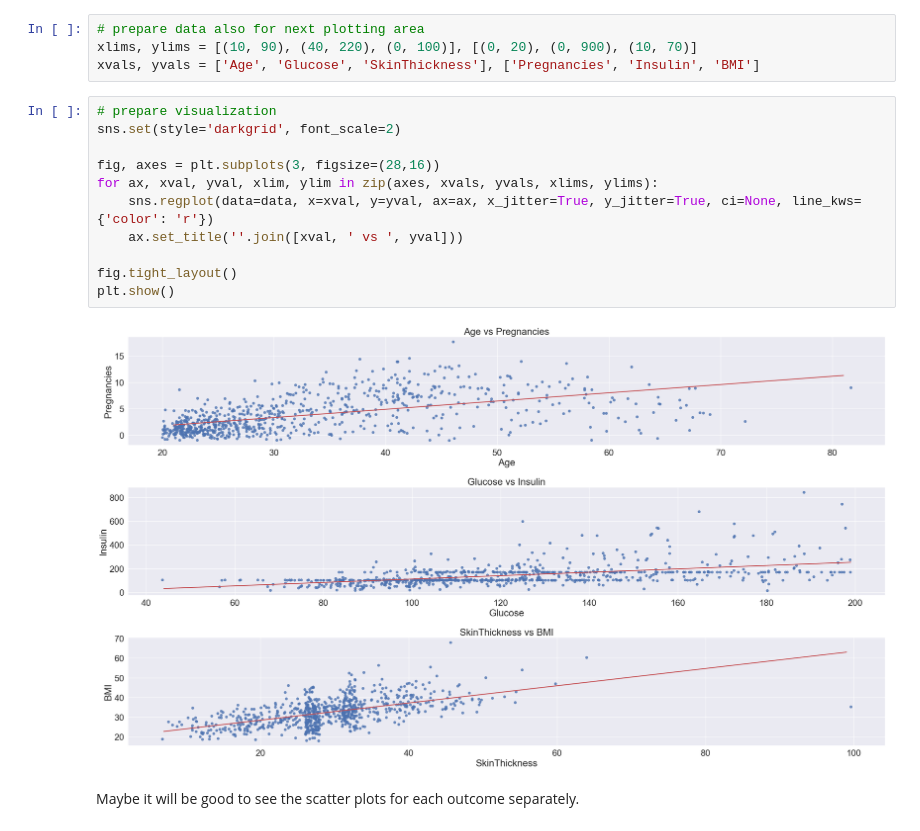
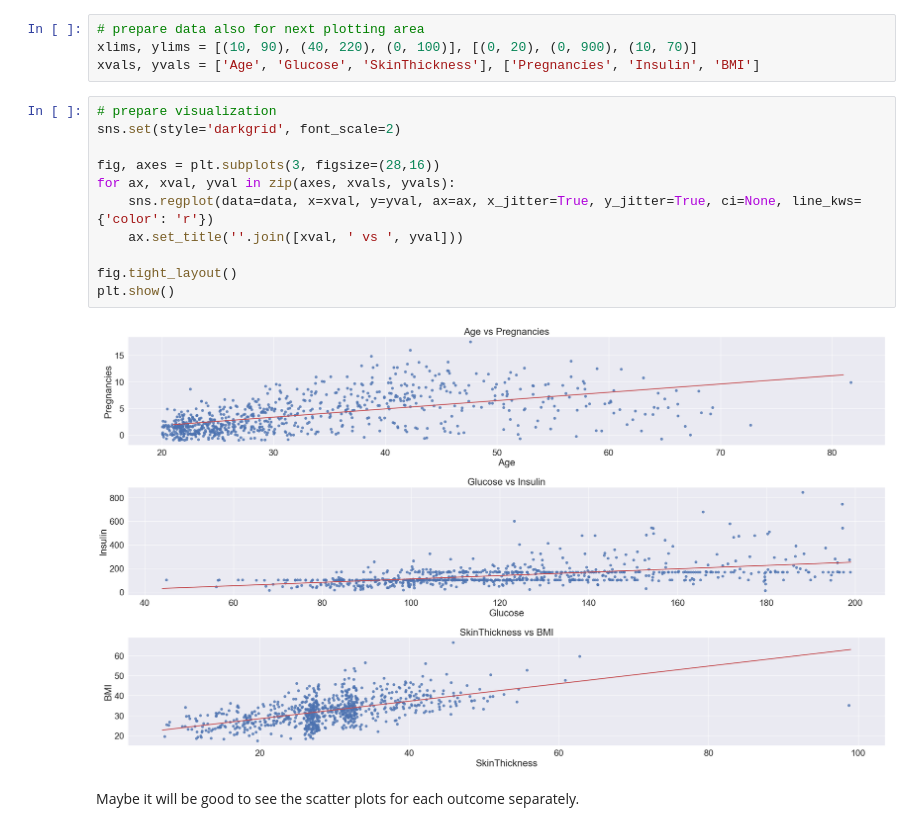
Before and after one commit to katarzynaadamczyk/data_analysis, a Jupyter notebook: diabetes/diabetes_3.ipynb, the cells around one changed output. Saved outputs shown, nothing was run; the diff lists cells and outputs as text.

```diff
--- a/diabetes/diabetes_3.ipynb
+++ b/diabetes/diabetes_3.ipynb
@@ -189,16 +189,16 @@ xvals, yvals = ['Age', 'Glucose', 'SkinThickness'], ['Pregnancies', 'Insulin', '
 # %%
 # prepare visualization
 sns.set(style='darkgrid', font_scale=2)
 
 fig, axes = plt.subplots(3, figsize=(28,16))
-for ax, xval, yval, xlim, ylim in zip(axes, xvals, yvals, xlims, ylims):
+for ax, xval, yval in zip(axes, xvals, yvals):
     sns.regplot(data=data, x=xval, y=yval, ax=ax, x_jitter=True, y_jitter=True, ci=None, line_kws={'color': 'r'})
     ax.set_title(''.join([xval, ' vs ', yval]))
 
 fig.tight_layout()
 plt.show()
 # %% [output]
-[figure, old version]
+[figure, new version]
 # %% [markdown]
 Maybe it will be good to see the scatter plots for each outcome separately.
 # %%
```
Also changed, not shown: parts of 2 cells of this notebook.
